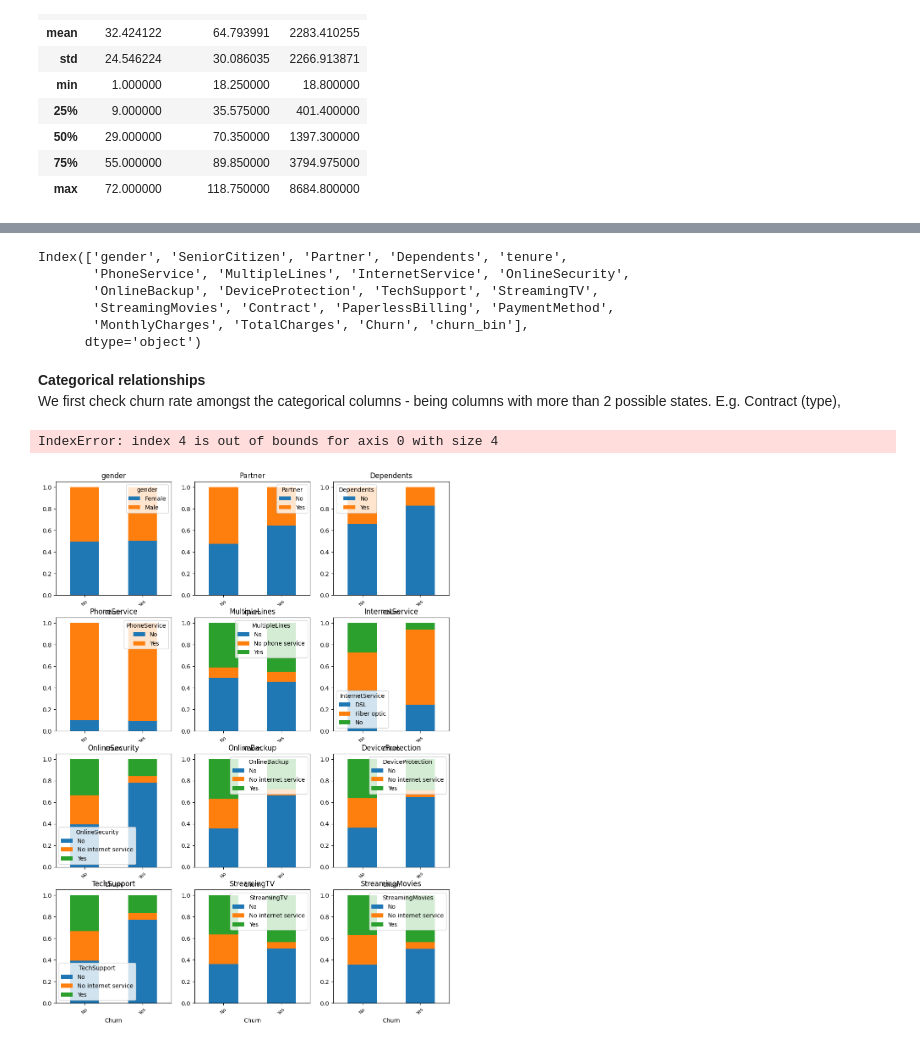
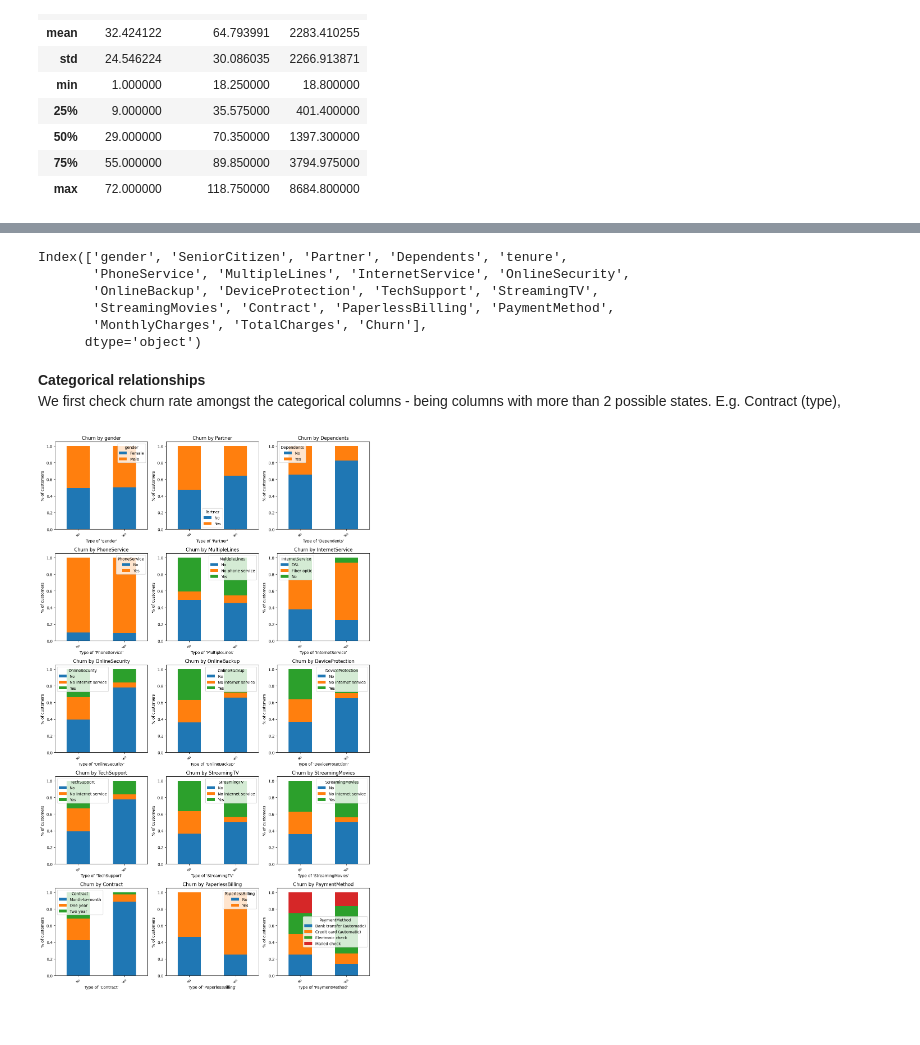
Before and after one commit to UIghodaro/vanilla-NN-Numpy-w-EDA, a Jupyter notebook: Exploratory Data Analysis/EDA.ipynb, the cells around one changed output, grey strips where cells are left out. Saved outputs shown, nothing was run; the diff lists cells and outputs as text; code cells hidden in the pictures.

```diff
--- a/Exploratory Data Analysis/EDA.ipynb
+++ b/Exploratory Data Analysis/EDA.ipynb
@@ -473,14 +486,2 @@ df.describe()
 ## Step 4: Feature Relationships
 The final step of analysis is to find out what items have the highest correlation/influence on if a customer will churn
-# %%
-
-df['churn_bin'] = df['Churn'].map({'Yes' : 1, 'No' : 0})
-
-#df['Partner_bin'] = df['Partner'].map({'Yes' : 1, 'No' : 0})
-#df['Dependents_bin'] = df['Dependents'].map({'Yes' : 1, 'No' : 0})
-#df['Security_bin'] = df['OnlineSecurity'].map({'Yes' : 1, 'No' : 0})
-#df['Backup_bin'] = df['OnlineBackup'].map({'Yes' : 1, 'No' : 0})
-#df['Protection_bin'] = df['DeviceProtection'].map({'Yes' : 1, 'No' : 0})
-#df['Support_bin'] = df['TechSupport'].map({'Yes' : 1, 'No' : 0})
-#df['TV_bin'] = df['StreamingTV'].map({'Yes' : 1, 'No' : 0})
-#df['Movies_bin'] = df['StreamingMovies'].map({'Yes' : 1, 'No' : 0})
@@ -525,28 +493,29 @@ Index(['gender', 'SeniorCitizen', 'Partner', 'Dependents', 'tenure',
        'PhoneService', 'MultipleLines', 'InternetService', 'OnlineSecurity',
        'OnlineBackup', 'DeviceProtection', 'TechSupport', 'StreamingTV',
        'StreamingMovies', 'Contract', 'PaperlessBilling', 'PaymentMethod',
-       'MonthlyCharges', 'TotalCharges', 'Churn', 'churn_bin'],
+       'MonthlyCharges', 'TotalCharges', 'Churn'],
       dtype='object')
 # %% [markdown]
 **Categorical relationships**\
 We first check churn rate amongst the categorical columns - being columns with more than 2 possible states. E.g. Contract (type),
 # %%
-rowN = 4
+rowN = 5
 colN = int(np.ceil(len(cat_cols))/rowN)
 fig, axes = plt.subplots(rowN, colN, figsize=(4*colN, 4*rowN), squeeze = False)
 
 for i, c in enumerate(cat_cols):
     row = i // colN
     col = i % colN
     ct = pd.crosstab(df['Churn'], df[c], normalize='index')
     ax = axes[row, col]                                             #Pass the point in the matrix to a variable in order to use subplots and crosstab
 
     ct.plot(kind='bar', stacked=True, ax = ax)
-    ax.set_title(f'{c}')
+    ax.set_title(f'Churn by {c}')
+    ax.set_ylabel(f'% of customers')
+    ax.set_xlabel(f'Type of \'{c}\'')
     ax.tick_params(axis='x', rotation=45, labelsize=8)
 
 plt.tight_layout()
 plt.show()
 # %% [output]
-IndexError: index 4 is out of bounds for axis 0 with size 4
-[figure, old version]
+[figure, new version]
```
Also changed, not shown: parts of 18 cells of this notebook.
